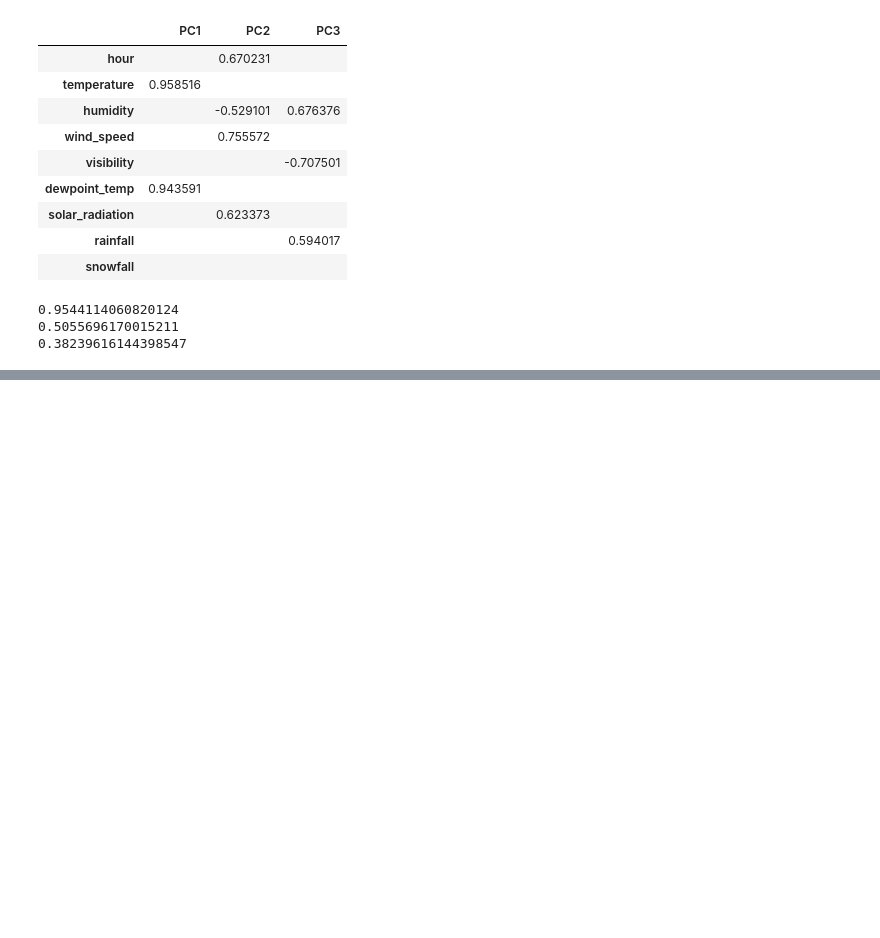
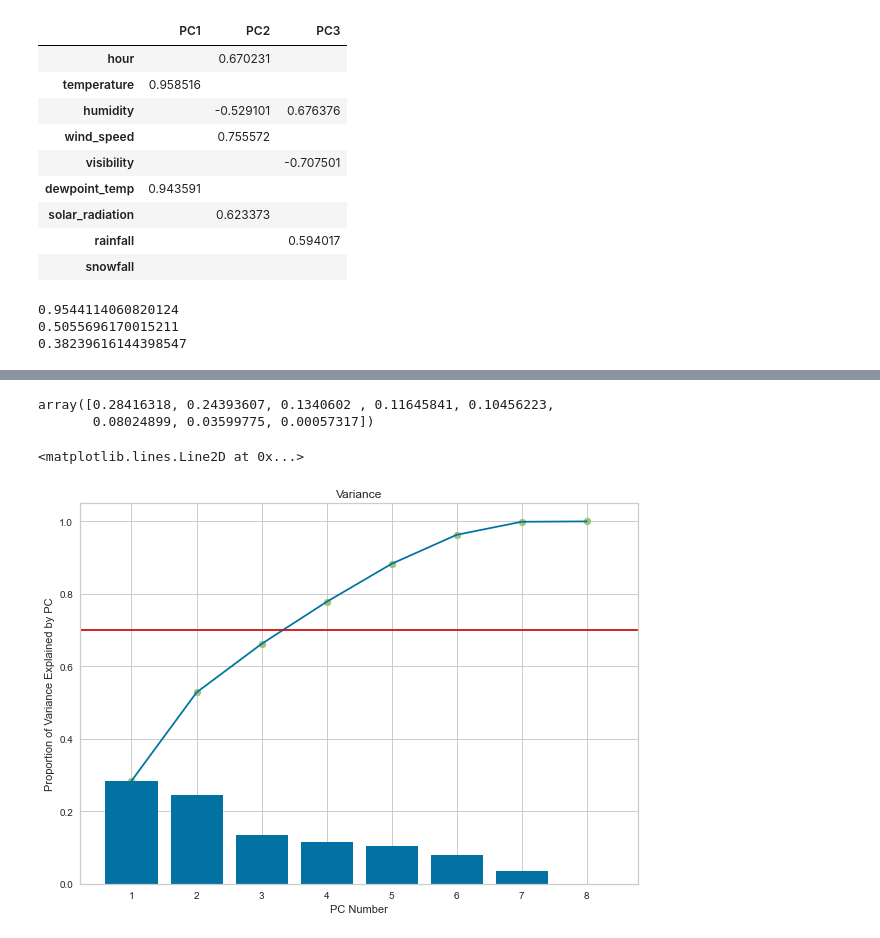
Before and after one commit to Jiian/seoulbike, a Jupyter notebook: PCA/pca bike.ipynb, the cells around one changed output, grey strips where cells are left out. Saved outputs shown, nothing was run; the diff lists cells and outputs as text; code cells hidden in the pictures; blank space fills up the shorter version.

```diff
--- a/PCA/pca bike.ipynb
+++ b/PCA/pca bike.ipynb
@@ -281,21 +282,5 @@ print(CronbachAlpha(scaled_features[['humidity','rainfall']]))
 0.5055696170015211
 0.38239616144398547
 # %%
-def evaluate_pcs(num_of_pcs,data):
-    def encode_vals(x): #helper functions to suppress loading less than 0.7
-    #a gradual process to lead to this function
-    # if x<=-0.6, we drop the variable
-        if x <= -0.6 or x >= 0.5: #Adjust the threshold value
-            return x
-        else:
-            return("")
-    f = FactorAnalyzer(n_factors=num_of_pcs, method = 'principal',rotation='varimax') #Conduct PCA + varimax rotation to extract latent factors
-    f.fit(data)
-    loadings = pd.DataFrame(f.loadings_).set_index(data.columns)
-    loadings = loadings.applymap(encode_vals)
-    loadingcols= list(loadings.columns)
-    newcols = {}
-    for i in loadingcols:
-        newcols[i] = "PC" + str(i+1)
-    loadings.rename(columns = newcols,inplace=True)
-    return loadings
+df_wo_vis = scaled_features.drop(columns = ['visibility'])
+df_wo_vis.head()
@@ -301,0 +294,25 @@ def evaluate_pcs(num_of_pcs,data):
+# %%
+N = 8 # now max 8 variables
+model3 = PCA(n_components=N)
+model3.fit(df_wo_vis)
+explained_variance3 = model3.explained_variance_ratio_ #Explained Variance Ratio for each Principal Component, sums to 1.
+
+explained_variance3
+# %% [output]
+array([0.28416318, 0.24393607, 0.1340602 , 0.11645841, 0.10456223,
+       0.08024899, 0.03599775, 0.00057317])
+# %%
+cumulative_variance3 = np.cumsum(np.round(explained_variance3, decimals=3))
+# %%
+x = list(range(1,N+1))
+plt.figure(figsize=(10, 7))
+plt.bar(x,explained_variance3)
+plt.scatter(range(1,N+1),cumulative_variance3)
+plt.plot(x,cumulative_variance3)
+plt.title('Variance')
+plt.xlabel('PC Number')
+plt.ylabel('Proportion of Variance Explained by PC')
+plt.axhline(y=0.7, color='r')
+# %% [output]
+<matplotlib.lines.Line2D at 0x...>
+[figure, added]
```
Also changed, not shown: parts of 9 cells of this notebook, 1 other file.
